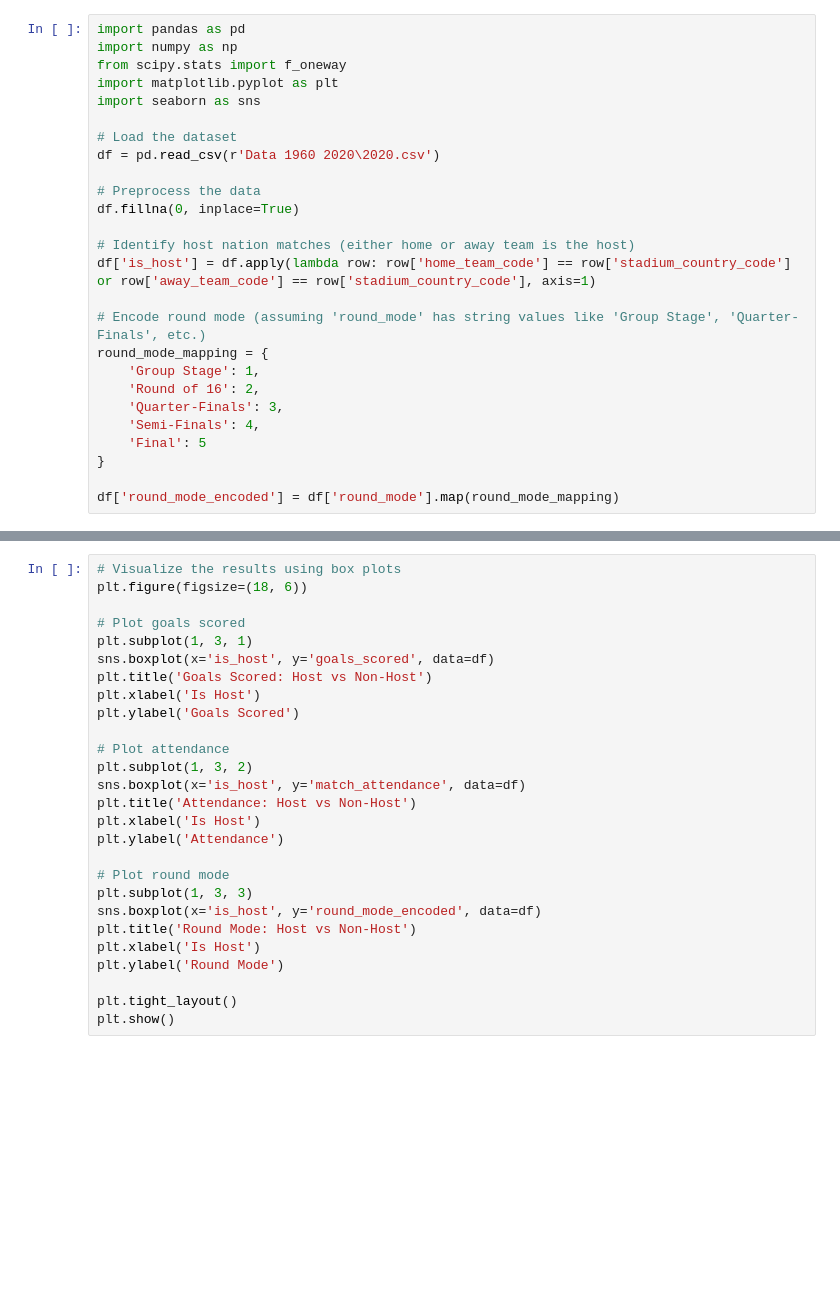
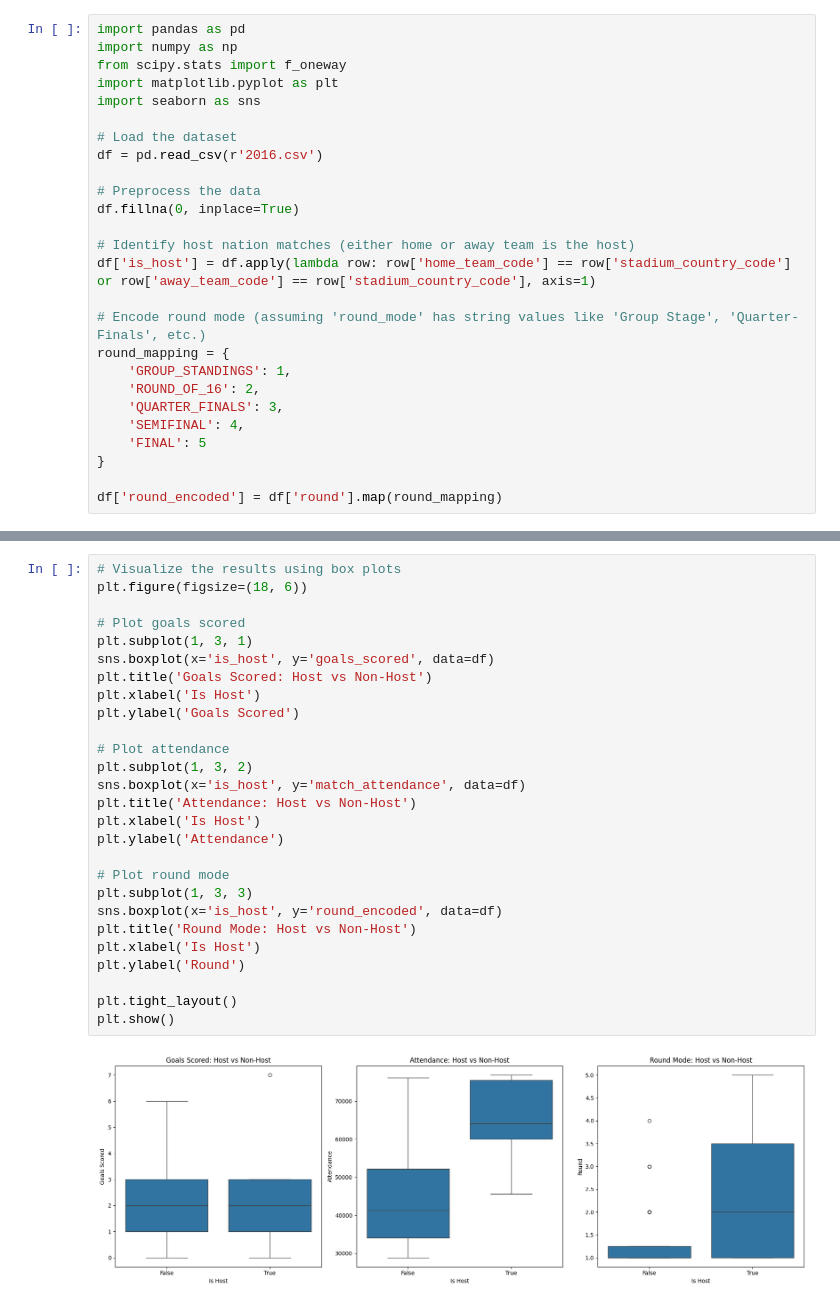
Before and after one commit to PaulEm6/Euro-Data-Exploration_Seminaire-IA, a Jupyter notebook: ANNOVA.ipynb, the cells around one changed output, grey strips where cells are left out. Drawn from its saved outputs; the diff is of its cells as text; blank space fills up the shorter version.

```diff
--- a/ANNOVA.ipynb
+++ b/ANNOVA.ipynb
@@ -6,7 +6,7 @@ import matplotlib.pyplot as plt
 import seaborn as sns
 
 # Load the dataset
-df = pd.read_csv(r'Data 1960 2020\2020.csv')
+df = pd.read_csv(r'2016.csv')
 
 # Preprocess the data
 df.fillna(0, inplace=True)
@@ -15,15 +15,15 @@ df.fillna(0, inplace=True)
 df['is_host'] = df.apply(lambda row: row['home_team_code'] == row['stadium_country_code'] or row['away_team_code'] == row['stadium_country_code'], axis=1)
 
 # Encode round mode (assuming 'round_mode' has string values like 'Group Stage', 'Quarter-Finals', etc.)
-round_mode_mapping = {
-    'Group Stage': 1,
-    'Round of 16': 2,
-    'Quarter-Finals': 3,
-    'Semi-Finals': 4,
-    'Final': 5
+round_mapping = {
+    'GROUP_STANDINGS': 1,
+    'ROUND_OF_16': 2,
+    'QUARTER_FINALS': 3,
+    'SEMIFINAL': 4,
+    'FINAL': 5
 }
 
-df['round_mode_encoded'] = df['round_mode'].map(round_mode_mapping)
+df['round_encoded'] = df['round'].map(round_mapping)
 # %%
 # Calculate total goals scored in the match
 df['goals_scored'] = df['home_score'] + df['away_score']
@@ -52,27 +56,29 @@ print(f'ANOVA for Round Mode: F={anova_round_mode.statistic}, p={anova_round_mod
 # %%
 # Visualize the results using box plots
 plt.figure(figsize=(18, 6))
 
 # Plot goals scored
 plt.subplot(1, 3, 1)
 sns.boxplot(x='is_host', y='goals_scored', data=df)
 plt.title('Goals Scored: Host vs Non-Host')
 plt.xlabel('Is Host')
 plt.ylabel('Goals Scored')
 
 # Plot attendance
 plt.subplot(1, 3, 2)
 sns.boxplot(x='is_host', y='match_attendance', data=df)
 plt.title('Attendance: Host vs Non-Host')
 plt.xlabel('Is Host')
 plt.ylabel('Attendance')
 
 # Plot round mode
 plt.subplot(1, 3, 3)
-sns.boxplot(x='is_host', y='round_mode_encoded', data=df)
+sns.boxplot(x='is_host', y='round_encoded', data=df)
 plt.title('Round Mode: Host vs Non-Host')
 plt.xlabel('Is Host')
-plt.ylabel('Round Mode')
+plt.ylabel('Round')
 
 plt.tight_layout()
 plt.show()
+# %% [output]
+[figure, added]
```
Also changed, not shown: parts of 1 cell of this notebook, 2 other files.
